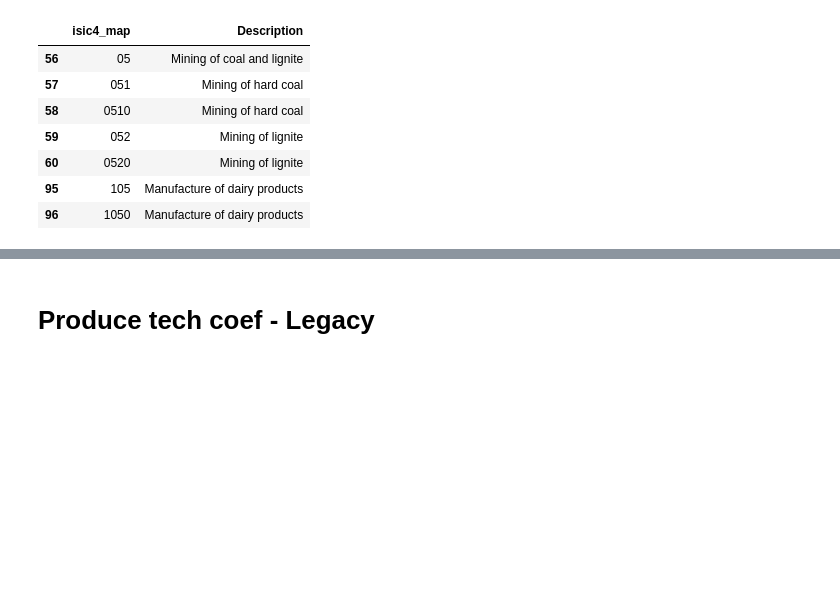
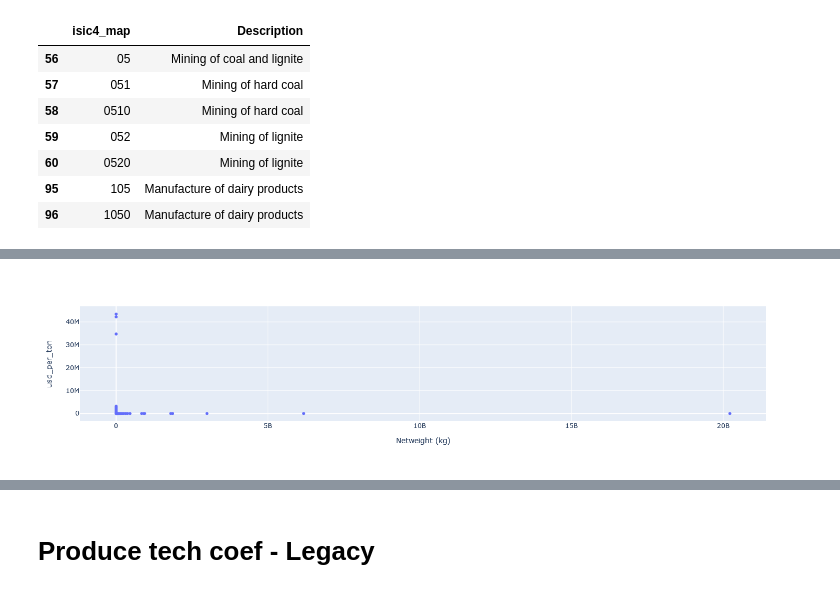
Before and after one commit to ccolon/disrupt-sc, a Jupyter notebook: dataprep/Trade.ipynb, the cells around one changed output, grey strips where cells are left out. Drawn from its saved outputs; the diff is of its cells as text; code cells hidden in the pictures; blank space fills up the shorter version.

```diff
--- a/dataprep/Trade.ipynb
+++ b/dataprep/Trade.ipynb
@@ -269,0 +288,5 @@ pd.merge(
+# %%
+import plotly.express as px
+px.scatter(filtered_df, x="Netweight (kg)", y="usd_per_ton", hover_data=['Commodity'])
+# %% [output]
+[figure, added]
```
Also changed, not shown: parts of 4 cells of this notebook, 16 other files.
